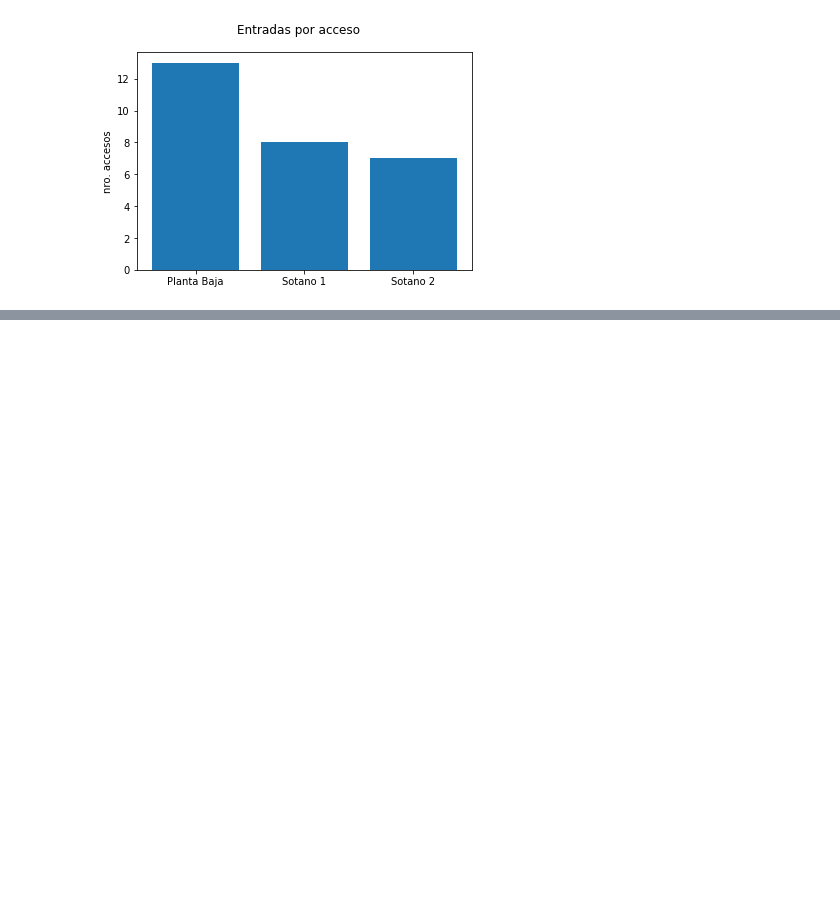
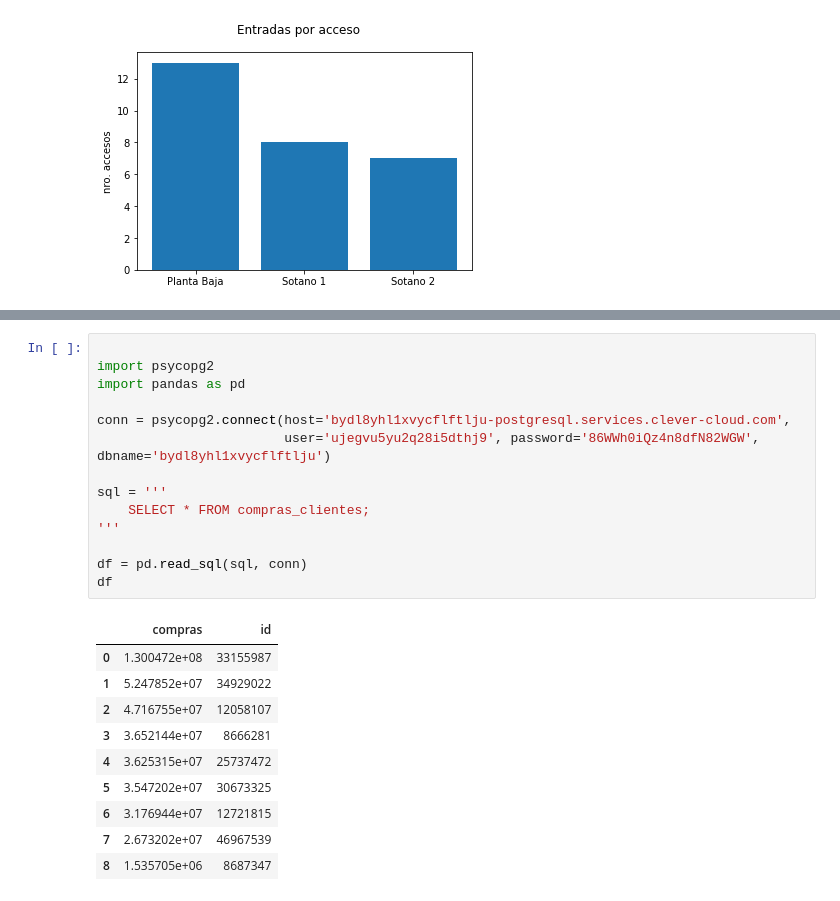
Before and after one commit to paycheck97/ProjectDB-A1, a Jupyter notebook: Projecto 1.ipynb, the cells around one changed output, grey strips where cells are left out. Drawn from its saved outputs; the diff is of its cells as text; blank space fills up the shorter version.

```diff
--- a/Projecto 1.ipynb
+++ b/Projecto 1.ipynb
@@ -560,0 +596,25 @@ plt.show
+# %%
+
+import psycopg2
+import pandas as pd
+
+conn = psycopg2.connect(host='bydl8yhl1xvycflftlju-postgresql.services.clever-cloud.com',
+                        user='ujegvu5yu2q28i5dthj9', password='86WWh0iQz4n8dfN82WGW', dbname='bydl8yhl1xvycflftlju')
+
+sql = '''
+    SELECT * FROM compras_clientes;
+'''
+
+df = pd.read_sql(sql, conn)
+df
+# %% [output]
+|  | compras | id |
+| 0 | 1.300472e+08 | 33155987 |
+| 1 | 5.247852e+07 | 34929022 |
+| 2 | 4.716755e+07 | 12058107 |
+| 3 | 3.652144e+07 | 8666281 |
+| 4 | 3.625315e+07 | 25737472 |
+| 5 | 3.547202e+07 | 30673325 |
+| 6 | 3.176944e+07 | 12721815 |
+| 7 | 2.673202e+07 | 46967539 |
+| 8 | 1.535705e+06 | 8687347 |
```
Also changed, not shown: parts of 5 cells of this notebook.
